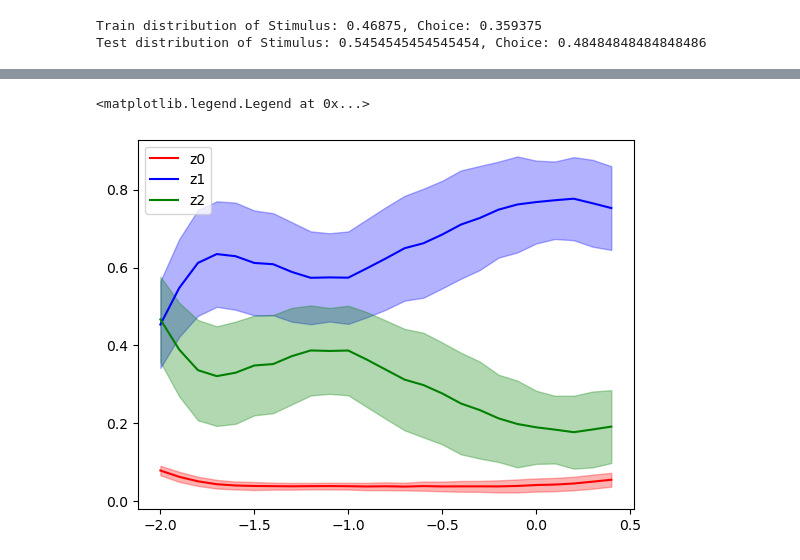
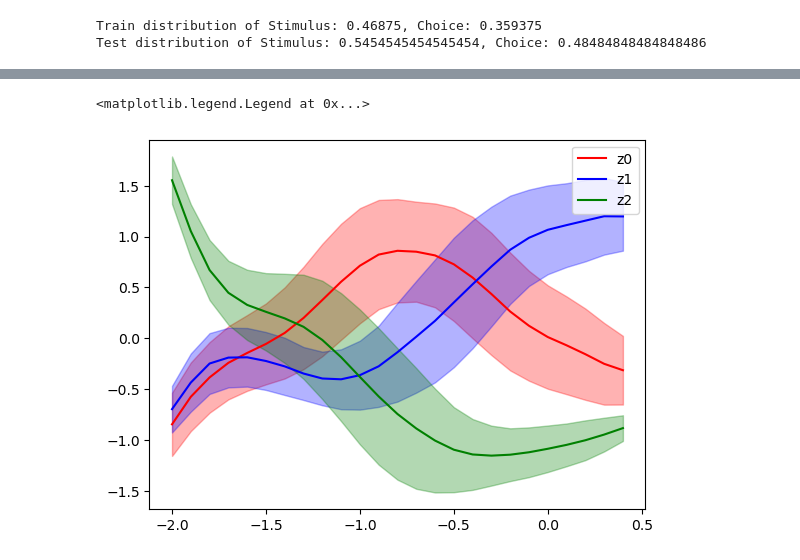
Before and after one commit to methi1999/switching_subspace, a Jupyter notebook: sup.ipynb, the cells around one changed output, grey strips where cells are left out. Drawn from its saved outputs; the diff is of its cells as text; code cells hidden in the pictures.

```diff
--- a/sup.ipynb
+++ b/sup.ipynb
@@ -33,9 +33,10 @@ behaviour_data, spikes = utils.load_dataset(config)
 # behaviour_data, spikes = [x[time_from:, :] for x in behaviour_data], [x[time_from:, :] for x in spikes]
 num_trials, time_bins, emissions_dim = np.array(spikes).shape
 # %%
-stim_idx, choice_idx = 6, 3
+stim_idx, choice_idx, amp_idx = 6, 3, -1
 stim = [x[0, stim_idx] for x in behaviour_data]
 choice = [x[0, choice_idx] for x in behaviour_data]
+amp = [x[:, amp_idx] for x in behaviour_data]
 num_contacts = [np.sum(x[:, -9:-5], axis=1) for x in behaviour_data]
 # concat them
 behaviour_data = np.stack((stim, choice), axis=1)
@@ -94,8 +95,8 @@ def test(model, test_loader, n_samples):
 # %%
 config = utils.read_config()
 # create model and optimizer
-# model = Model(config, input_dim=emissions_dim)
-model = Model(config, input_dim=emissions_dim, neuron_bias=neuron_bias)
+model = Model(config, input_dim=emissions_dim)
+# model = Model(config, input_dim=emissions_dim, neuron_bias=neuron_bias)
 # model = torch.compile(model)
 early_stop = EarlyStopping(patience=config['early_stop']['patience'], delta=config['early_stop']['delta'], trace_func=print)
 # scheduler = torch.optim.lr_scheduler.ReduceLROnPlateau(optimizer, 'min', threshold=1, verbose=True, patience=5, factor=0.5)
@@ -330,41 +325,23 @@ for i in range(5):
             axs[i, j].set_facecolor('pink')
 axs[0, 0].legend()
 # %%
-# # plot trial averaged latent space
-# with torch.no_grad():
-#     _, (mu, A), (z, x), _ = model.forward(spikes)
-#     z, x = z.numpy(), x.numpy()
-# # z, x = torch.nn.Softmax(dim=2)(mu[:, :, :model.vae.z_dim]).numpy(), mu[:, :, model.vae.z_dim:].numpy()
-# # z_std, x_std = np.std(z, axis=0), np.std(x, axis=0)
-# fig, axs = plt.subplots(2, 1, figsize=(4, 8))
-# z_avg, x_avg = np.mean(z, axis=0), np.mean(x, axis=0)
-# # make x ticks of range 0.1 from -2 to 0.5
-# bin_len = config['shape_dataset']['win_len']
-# t = np.arange(-2, 0.5, bin_len)
-# for i in range(z.shape[2]):
-#     axs[0].plot(t, z_avg[:, i], label='z{}'.format(i))
-#     axs[1].plot(t, x_avg[:, i], label='x{}'.format(i))
-# axs[0].set_title('z')
-# axs[1].set_title('x')
-# axs[0].legend()
-# axs[1].legend()
-
 # plot trial averaged latent space
 # z, x = torch.nn.Softmax(dim=2)(mu[:, :, :model.vae.z_dim]).numpy(), mu[:, :, model.vae.z_dim:].numpy()
-z = z_all
-# z = z_mu_all
+# z = z_all
+z = z_mu_all
 # z = z_all_presoftmax
-x = x_all
+# x = x_all
+x = x_mu_all
 z_std = np.std(z, axis=0)
 z_avg = np.mean(z, axis=0)
 # make x ticks of range 0.1 from -2 to 0.5
 bin_len = config['shape_dataset']['win_len']
 t = np.arange(-2, 0.5, bin_len)
 for i in range(z.shape[2]):
     plt.plot(t, z_avg[:, i], label='z{}'.format(i), color=colors[i])
     plt.fill_between(t, z_avg[:, i]-z_std[:, i], z_avg[:, i]+z_std[:, i], alpha=0.3, color=colors[i])
 # plt.set_title('z')
 plt.legend()
 # %% [output]
 <matplotlib.legend.Legend at 0x...>
-[figure, old version]
+[figure, new version]
```
Also changed, not shown: parts of 14 cells of this notebook, 7 other files.
